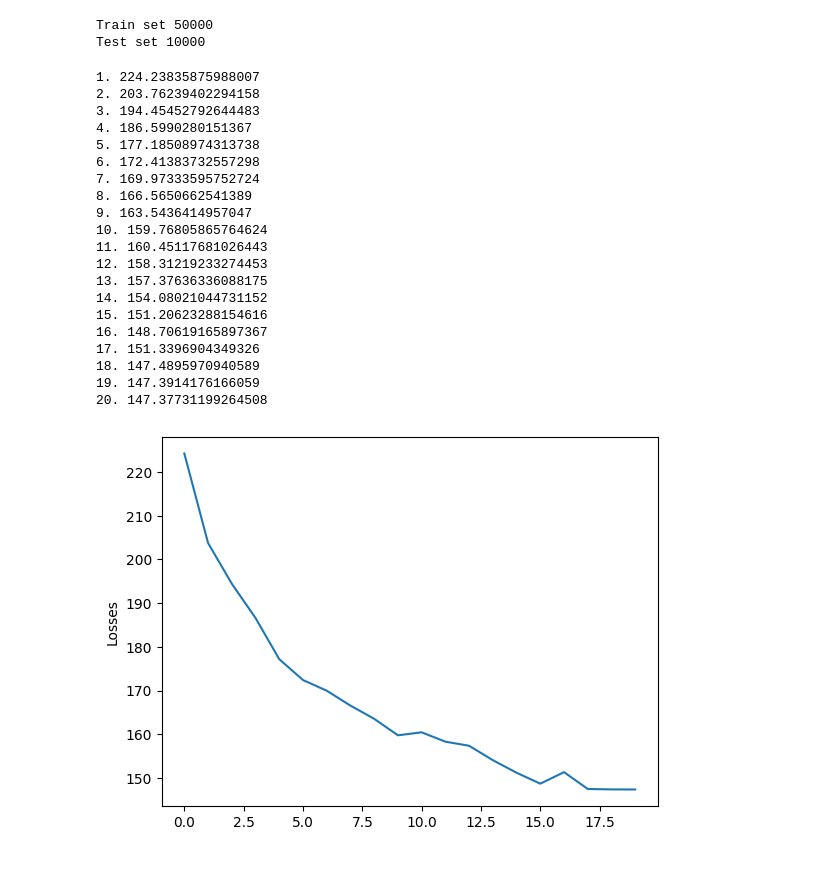
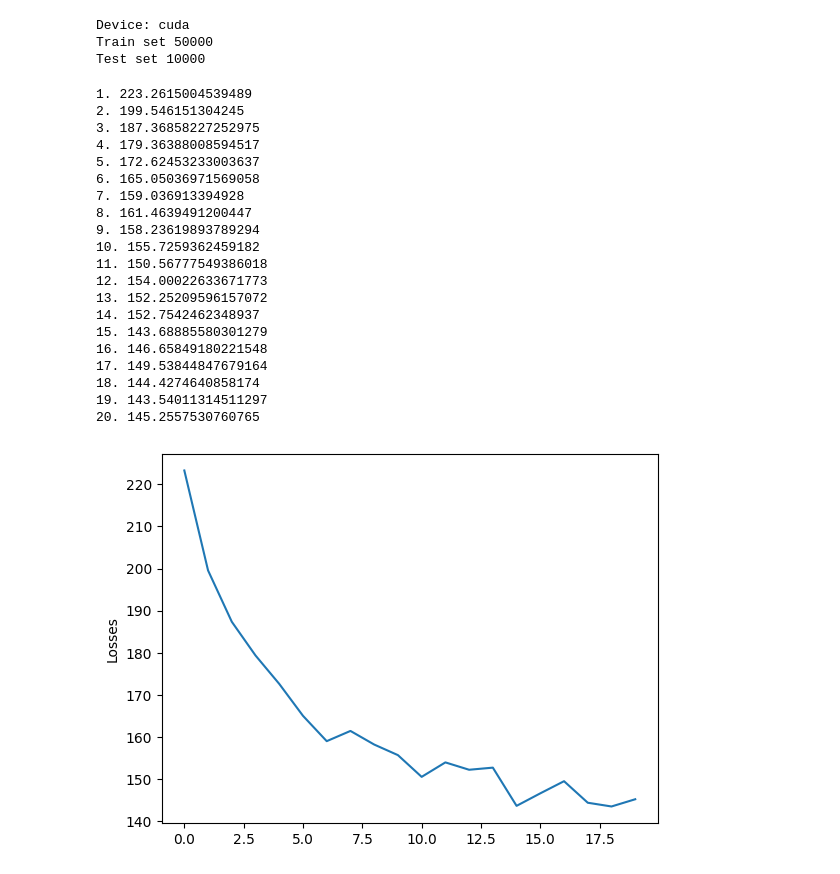
Before and after one commit to michael-0acf4/deep-learning-sandbox, a Jupyter notebook: 02-convolutions/convolution-pytorch.ipynb, the cells around one changed output. Saved outputs shown, nothing was run; the diff lists cells and outputs as text; code cells hidden in the pictures.

```diff
--- a/02-convolutions/convolution-pytorch.ipynb
+++ b/02-convolutions/convolution-pytorch.ipynb
@@ -9,31 +9,37 @@ import torch.nn.functional as F
 import matplotlib.pyplot as plt
 # %%
 # Data
+
+device = torch.device("cuda" if torch.cuda.is_available() else "cpu")
+print(f"Device: {device}")
+torch.set_default_device(device)
+
 transform = transforms.Compose([
     transforms.ToTensor(),
+    # transforms.Lambda(lambda x: x.to(device)),
     transforms.Normalize((0.5, 0.5, 0.5), (0.5, 0.5, 0.5))
 ])
 
 N = 5
+generator = torch.Generator(device=device) # For shuffling
+torch.manual_seed(1234)
 
 trainset = torchvision.datasets.CIFAR10(root="./data", train=True, download=True, transform=transforms.ToTensor())
-trainloader = torch.utils.data.DataLoader(trainset, batch_size=N, shuffle=True, num_workers=2)
+trainloader = torch.utils.data.DataLoader(trainset, batch_size=N, shuffle=True, num_workers=2, generator=generator)
 
 testset = torchvision.datasets.CIFAR10(root="./data", train=False, download=True, transform=transform)
-testloader = torch.utils.data.DataLoader(testset, batch_size=N, shuffle=False, num_workers=2)
+testloader = torch.utils.data.DataLoader(testset, batch_size=N, shuffle=False, num_workers=2, generator=generator)
 
 classes = ("plane", "car", "bird", "cat", "deer", "dog", "frog", "horse", "ship", "truck")
 
 print("Train set", len(trainset))
 print("Test set", len(testset))
 # %% [output]
+Device: cuda
 Train set 50000
 Test set 10000
 # %%
 # Train
-
-torch.manual_seed(1234)
-
 class Net(nn.Module):
     def __init__(self):
         super(Net, self).__init__()
@@ -43,8 +49,8 @@ class Net(nn.Module):
         self.pool = nn.MaxPool2d(2, 2)
         self.conv2 = nn.Conv2d(6, 10, 3)
         self.fc1 = nn.Linear(10 * 6 * 6, 69)
-        self.fc2 = nn.Linear(69, 42)
-        self.fc3 = nn.Linear(42, 10)
+        self.fc2 = nn.Linear(69, 142)
+        self.fc3 = nn.Linear(142, 10)
 
     def forward(self, x):
         # x is (N, 3, 32, 32)
@@ -54,58 +60,60 @@ class Net(nn.Module):
         x = self.pool(x)                     # (N, 10, 6, 6)
         x = x.view(-1, 10 * 6 * 6)           # (N, 10, 6, 6) -> (N, 10 * 6 * 6)
         x = F.relu(self.fc1(x))              # (N, 69)
-        x = F.relu(self.fc2(x))              # (N, 42)
+        x = F.relu(self.fc2(x))              # (N, 142)
         x = self.fc3(x)                      # (N, 10)
         return x
 
 net = Net()
 criterion = nn.CrossEntropyLoss()
 optimizer = opt.Adam(net.parameters())
 losses = []
 take_train_max = 500
 
 epochs = 20
 for epoch in range(epochs):
     total_loss = 0.0
     for i, data in enumerate(trainloader, 0):
         if i >= take_train_max:
             break
         inputs, labels = data
+        inputs, labels = inputs.to(device), labels.to(device)  # Move to device!
+
         optimizer.zero_grad()
         outputs = net(inputs)
         loss = criterion(outputs, labels)
         loss.backward()
         optimizer.step()
         total_loss += loss.item() / N
 
     losses.append(total_loss)
     print(f"{epoch + 1}. {total_loss}")
 
 plt.plot(losses)
 plt.ylabel("Losses")
 plt.show()
 # %% [output]
-1. 224.23835875988007
-2. 203.76239402294158
-3. 194.45452792644483
-4. 186.5990280151367
-5. 177.18508974313738
-6. 172.41383732557298
-7. 169.97333595752724
-8. 166.5650662541389
-9. 163.5436414957047
-10. 159.76805865764624
-11. 160.45117681026443
-12. 158.31219233274453
-13. 157.37636336088175
-14. 154.08021044731152
-15. 151.20623288154616
-16. 148.70619165897367
-17. 151.3396904349326
-18. 147.4895970940589
-19. 147.3914176166059
-20. 147.37731199264508
+1. 223.2615004539489
+2. 199.546151304245
+3. 187.36858227252975
+4. 179.36388008594517
+5. 172.62453233003637
+6. 165.05036971569058
+7. 159.036913394928
+8. 161.4639491200447
+9. 158.23619893789294
+10. 155.7259362459182
+11. 150.56777549386018
+12. 154.00022633671773
+13. 152.25209596157072
+14. 152.7542462348937
+15. 143.68885580301279
+16. 146.65849180221548
+17. 149.53844847679164
+18. 144.4274640858174
+19. 143.54011314511297
+20. 145.2557530760765
-[figure, old version]
+[figure, new version]
 # %%
 correct = 0
 total = 0
```
Also changed, not shown: parts of 1 cell of this notebook.
